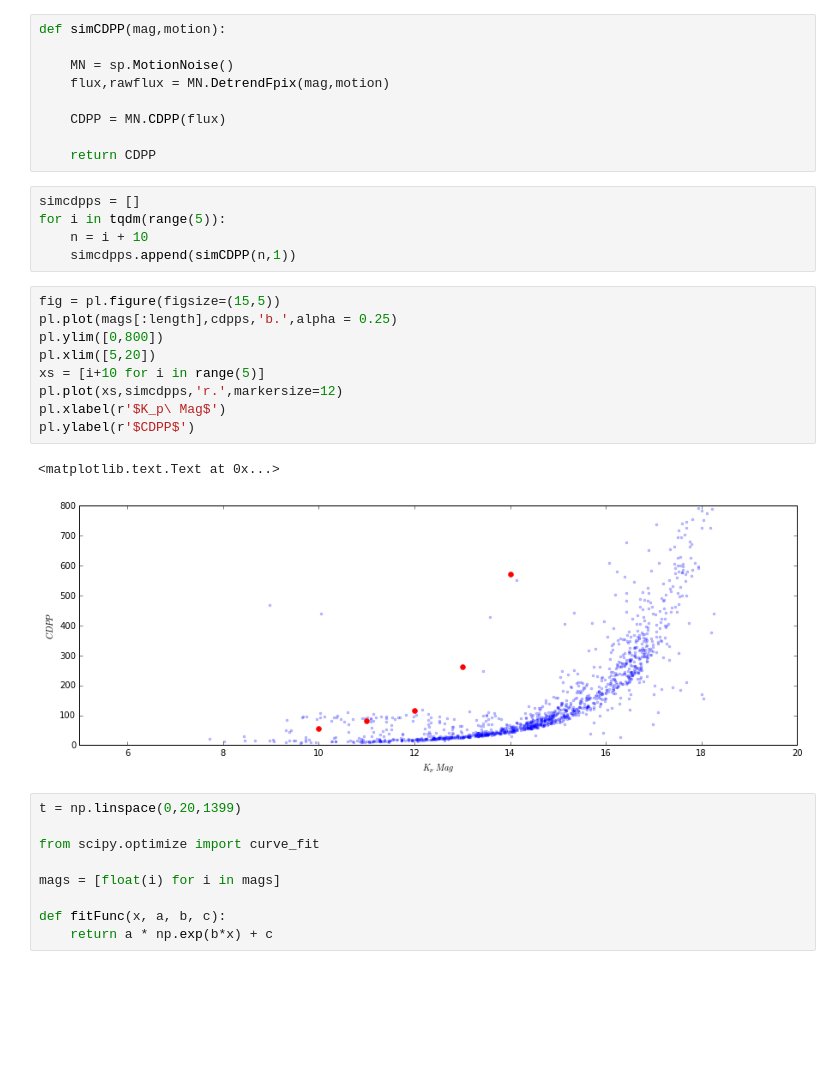
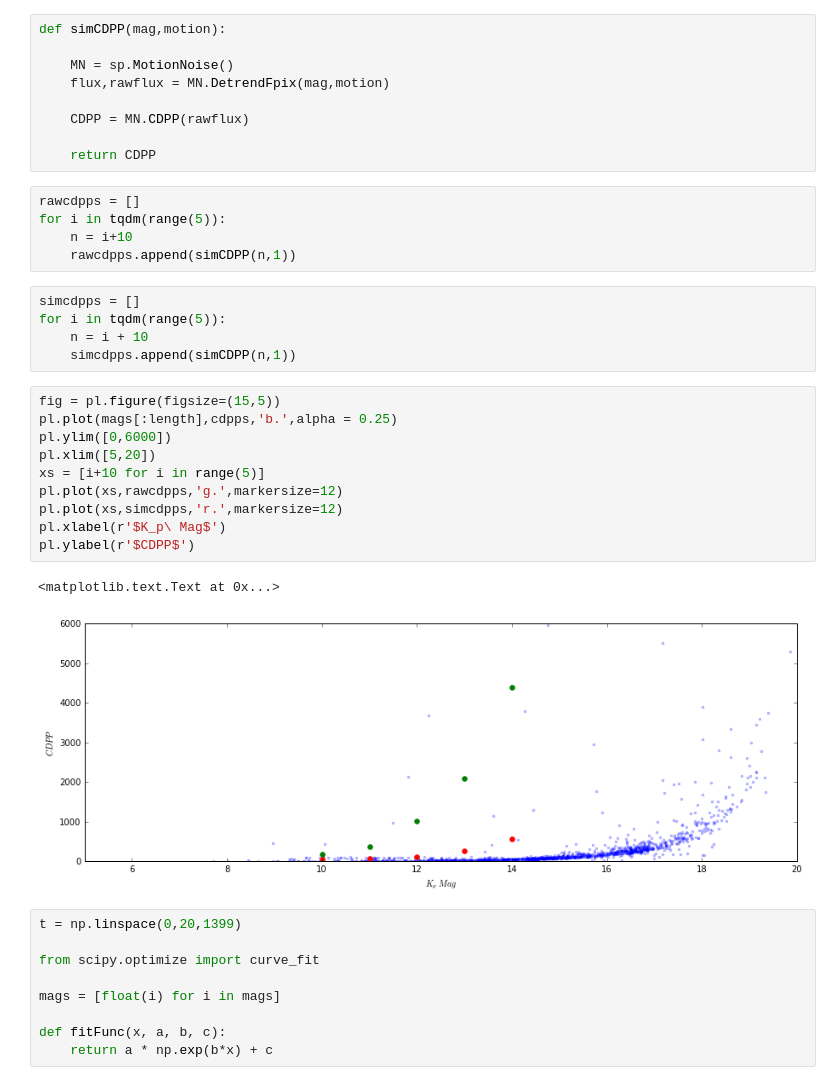
Before and after one commit to nksaunders/cave, a Jupyter notebook: Tests.ipynb, the cells around one changed output. Cells and saved outputs as stored; diff of their text form; blank space fills up the shorter version.

```diff
--- a/Tests.ipynb
+++ b/Tests.ipynb
@@ -74,9 +74,14 @@ def simCDPP(mag,motion):
     MN = sp.MotionNoise()
     flux,rawflux = MN.DetrendFpix(mag,motion)
 
-    CDPP = MN.CDPP(flux)
+    CDPP = MN.CDPP(rawflux)
 
     return CDPP
+# %%
+rawcdpps = []
+for i in tqdm(range(5)):
+    n = i+10
+    rawcdpps.append(simCDPP(n,1))
 # %%
 simcdpps = []
 for i in tqdm(range(5)):
@@ -85,15 +90,16 @@ for i in tqdm(range(5)):
 # %%
 fig = pl.figure(figsize=(15,5))
 pl.plot(mags[:length],cdpps,'b.',alpha = 0.25)
-pl.ylim([0,800])
+pl.ylim([0,6000])
 pl.xlim([5,20])
 xs = [i+10 for i in range(5)]
+pl.plot(xs,rawcdpps,'g.',markersize=12)
 pl.plot(xs,simcdpps,'r.',markersize=12)
 pl.xlabel(r'$K_p\ Mag$')
 pl.ylabel(r'$CDPP$')
 # %% [output]
 <matplotlib.text.Text at 0x...>
-[figure, old version]
+[figure, new version]
 # %%
 t = np.linspace(0,20,1399)
 
```
Also changed, not shown: parts of 12 cells of this notebook.
